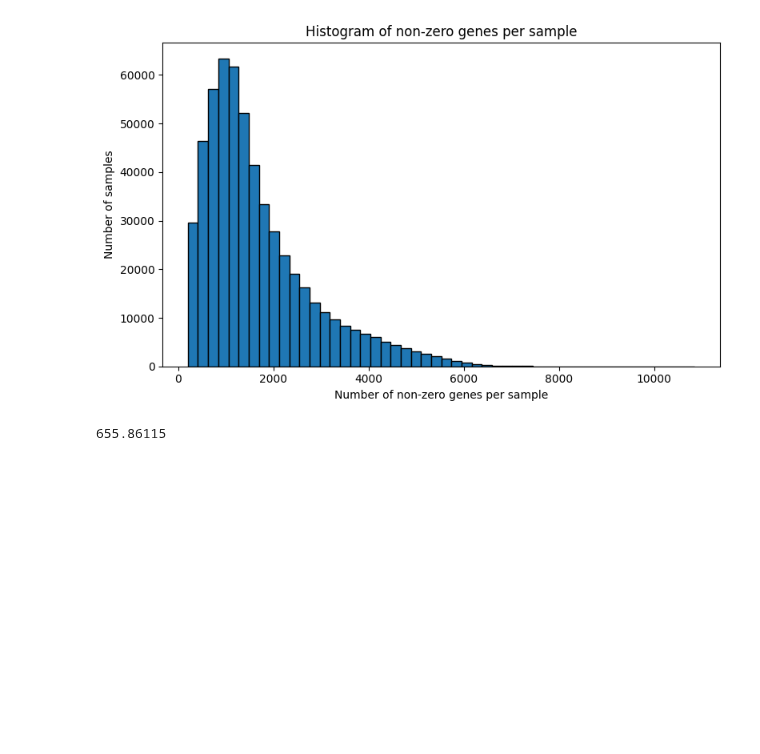
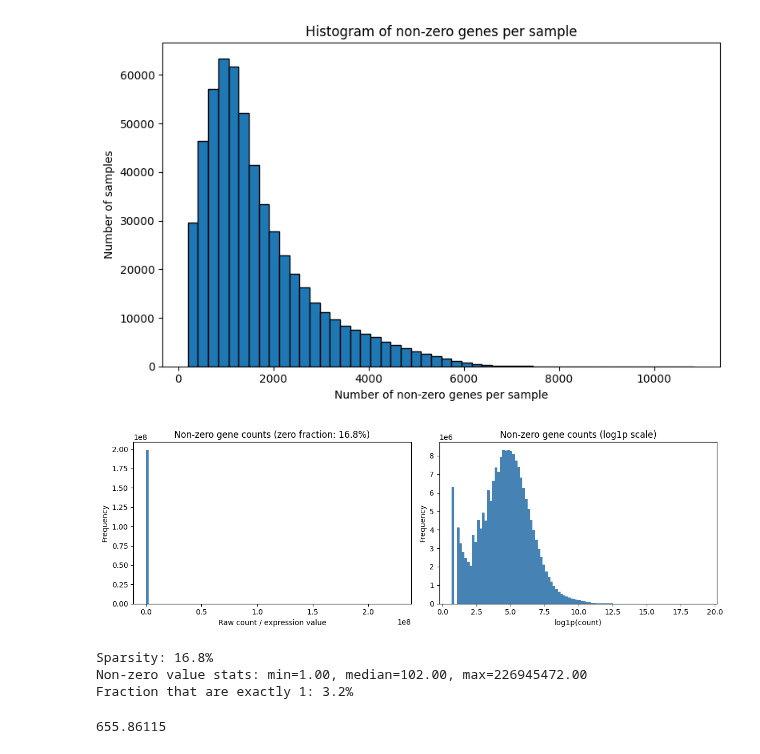
Before and after one commit to eheiss/scbFM, a Jupyter notebook: data/notebooks/dataset_checks.ipynb, the cells around one changed output. Drawn from its saved outputs; the diff is of its cells as text; code cells hidden in the pictures; blank space fills up the shorter version.

```diff
--- a/data/notebooks/dataset_checks.ipynb
+++ b/data/notebooks/dataset_checks.ipynb
@@ -168,6 +236,40 @@ max: 10850
 # Pseudo Bulk
 # %%
 pseudo_bulk = ad.read_h5ad("/cluster/work/boeva/eheiss/datasets/pseudo_bulk/pseudo_bulk_RAW.h5ad")
+# %%
+# Extract non-zero values from sparse matrix
+if sparse.issparse(pseudo_bulk.X):
+    vals = pseudo_bulk.X.data  # only non-zero entries
+else:
+    vals = pretrain_pseudo_bulk.X[pseudo_bulk.X > 0].ravel()
+
+zero_frac = 1 - (len(vals) / (pseudo_bulk.n_obs * pseudo_bulk.n_vars))
+
+fig, axes = plt.subplots(1, 2, figsize=(12, 4))
+
+# Linear scale
+axes[0].hist(vals, bins=100, color="steelblue", edgecolor="none")
+axes[0].set_xlabel("Raw count / expression value")
+axes[0].set_ylabel("Frequency")
+axes[0].set_title(f"Non-zero gene counts (zero fraction: {zero_frac:.1%})")
+
+# Log scale on x-axis — more informative for pseudo bulk TPM
+axes[1].hist(np.log1p(vals), bins=100, color="steelblue", edgecolor="none")
+axes[1].set_xlabel("log1p(count)")
+axes[1].set_ylabel("Frequency")
+axes[1].set_title("Non-zero gene counts (log1p scale)")
+
+plt.tight_layout()
+plt.show()
+
+print(f"Sparsity: {zero_frac:.1%}")
+print(f"Non-zero value stats: min={vals.min():.2f}, median={np.median(vals):.2f}, max={vals.max():.2f}")
+print(f"Fraction that are exactly 1: {(vals == 1).mean():.1%}")
+# %% [output]
+[figure, added]
+Sparsity: 16.8%
+Non-zero value stats: min=1.00, median=102.00, max=226945472.00
+Fraction that are exactly 1: 3.2%
 # %%
 pseudo_bulk.X.mean(axis = 1).mean()
 # %% [output]
```
Also changed, not shown: parts of 2 cells of this notebook, 2 other files.
